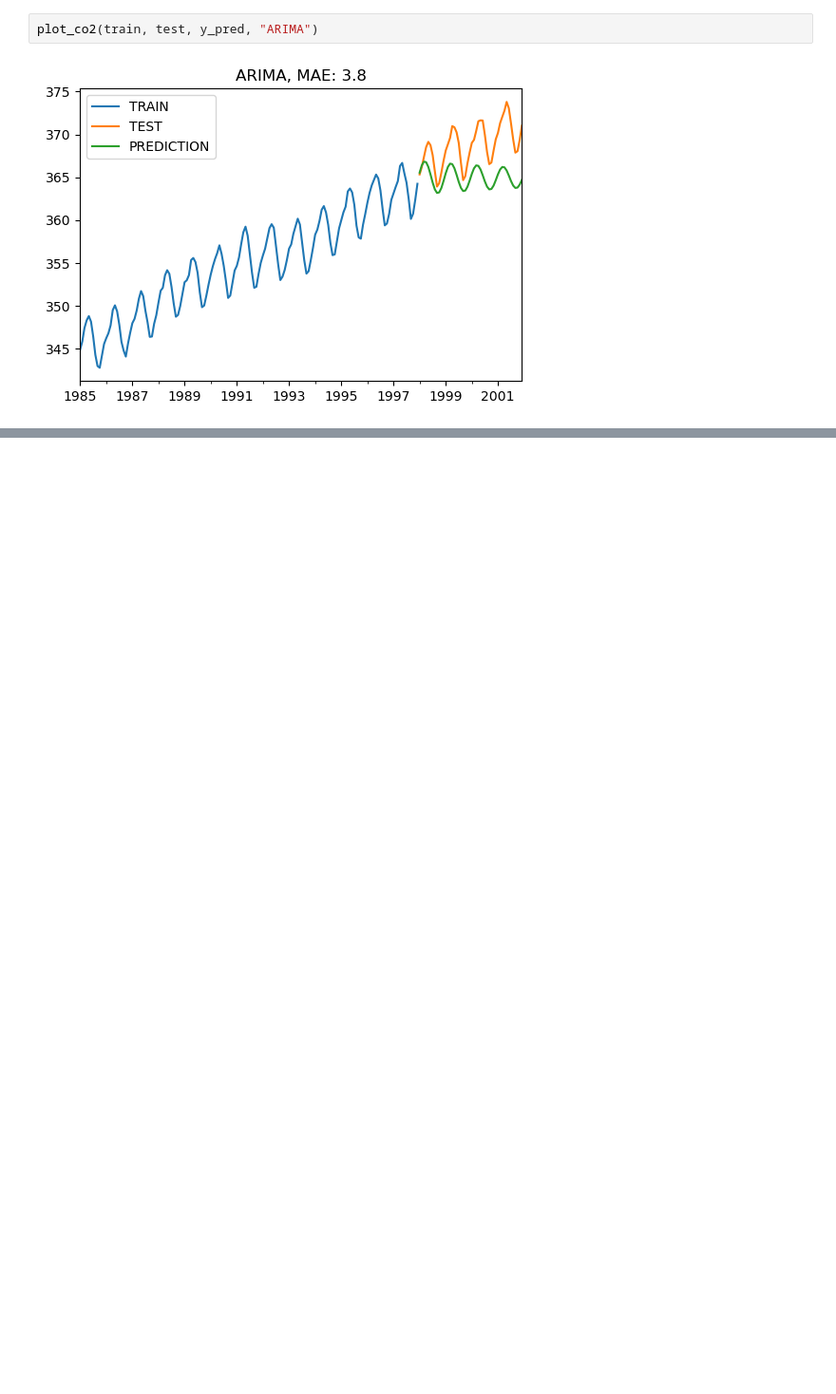
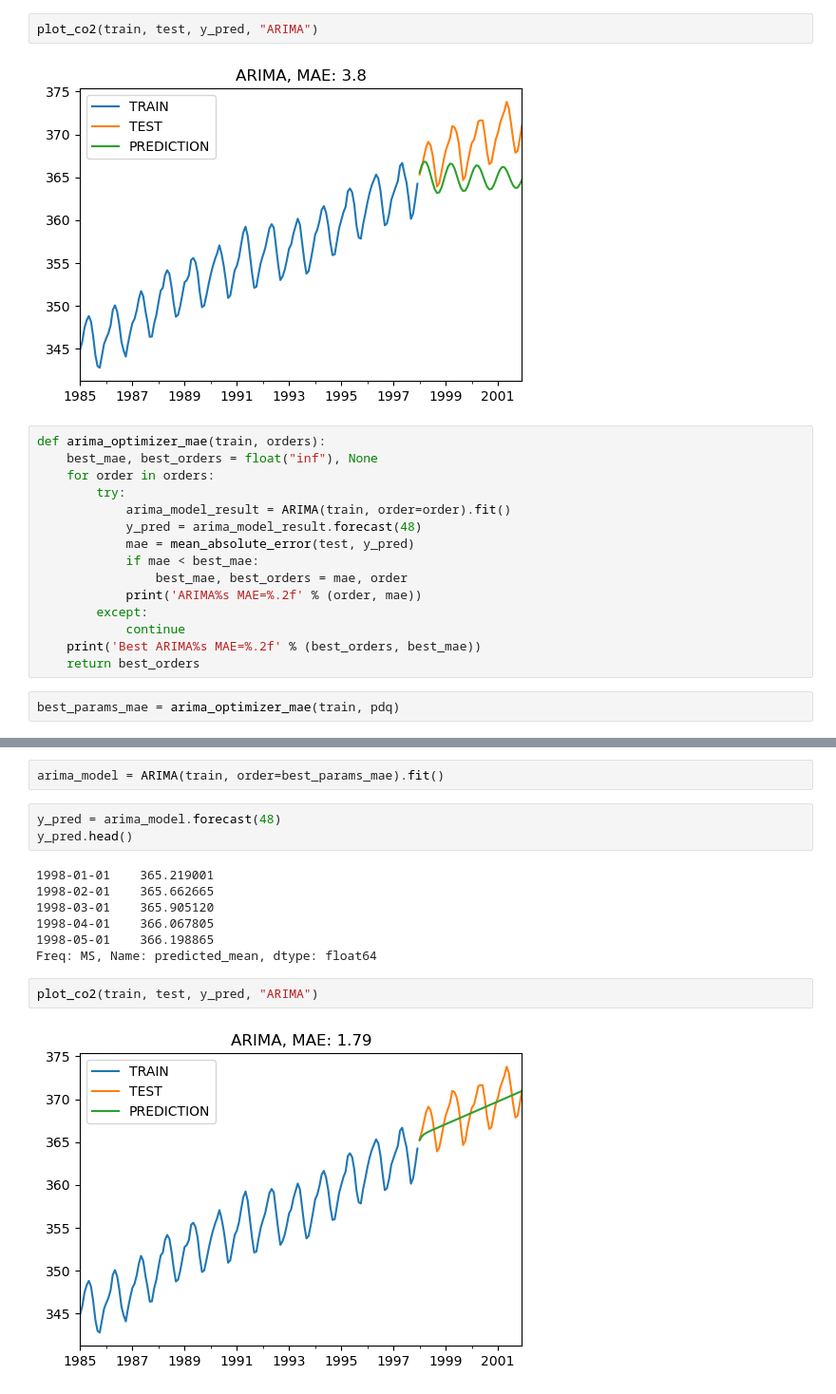
Before and after one commit to ugursaricam/co2-forecast-timeseries, a Jupyter notebook: 2_statistical_methods.ipynb, the cells around one changed output, grey strips where cells are left out. Shown at 95% size. Drawn from its saved outputs; the diff is of its cells as text; blank space fills up the shorter version.

Commit message:
arima updated with mae

```diff
--- a/2_statistical_methods.ipynb
+++ b/2_statistical_methods.ipynb
@@ -165,3 +157,20 @@ y_pred = pd.Series(y_pred, index=test.index)
 plot_co2(train, test, y_pred, "ARIMA")
 # %% [output]
 [figure]
+# %%
+def arima_optimizer_mae(train, orders):
+    best_mae, best_orders = float("inf"), None
+    for order in orders:
+        try:
+            arima_model_result = ARIMA(train, order=order).fit()
+            y_pred = arima_model_result.forecast(48)
+            mae = mean_absolute_error(test, y_pred)
+            if mae < best_mae:
+                best_mae, best_orders = mae, order
+            print('ARIMA%s MAE=%.2f' % (order, mae))
+        except:
+            continue
+    print('Best ARIMA%s MAE=%.2f' % (best_orders, best_mae))
+    return best_orders
+# %%
+best_params_mae = arima_optimizer_mae(train, pdq)
@@ -167,0 +195,16 @@ plot_co2(train, test, y_pred, "ARIMA")
+# %%
+arima_model = ARIMA(train, order=best_params_mae).fit()
+# %%
+y_pred = arima_model.forecast(48)
+y_pred.head()
+# %% [output]
+1998-01-01    365.219001
+1998-02-01    365.662665
+1998-03-01    365.905120
+1998-04-01    366.067805
+1998-05-01    366.198865
+Freq: MS, Name: predicted_mean, dtype: float64
+# %%
+plot_co2(train, test, y_pred, "ARIMA")
+# %% [output]
+[figure, added]
```
Also changed, not shown: parts of 8 cells of this notebook.
